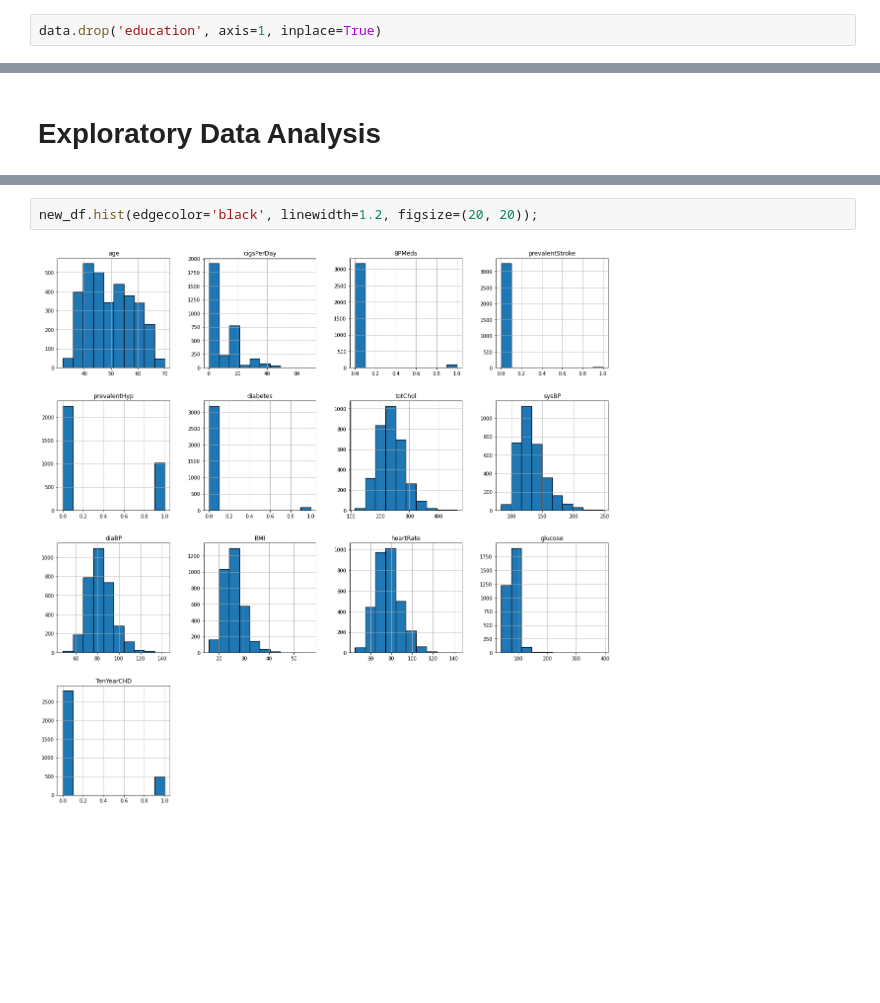
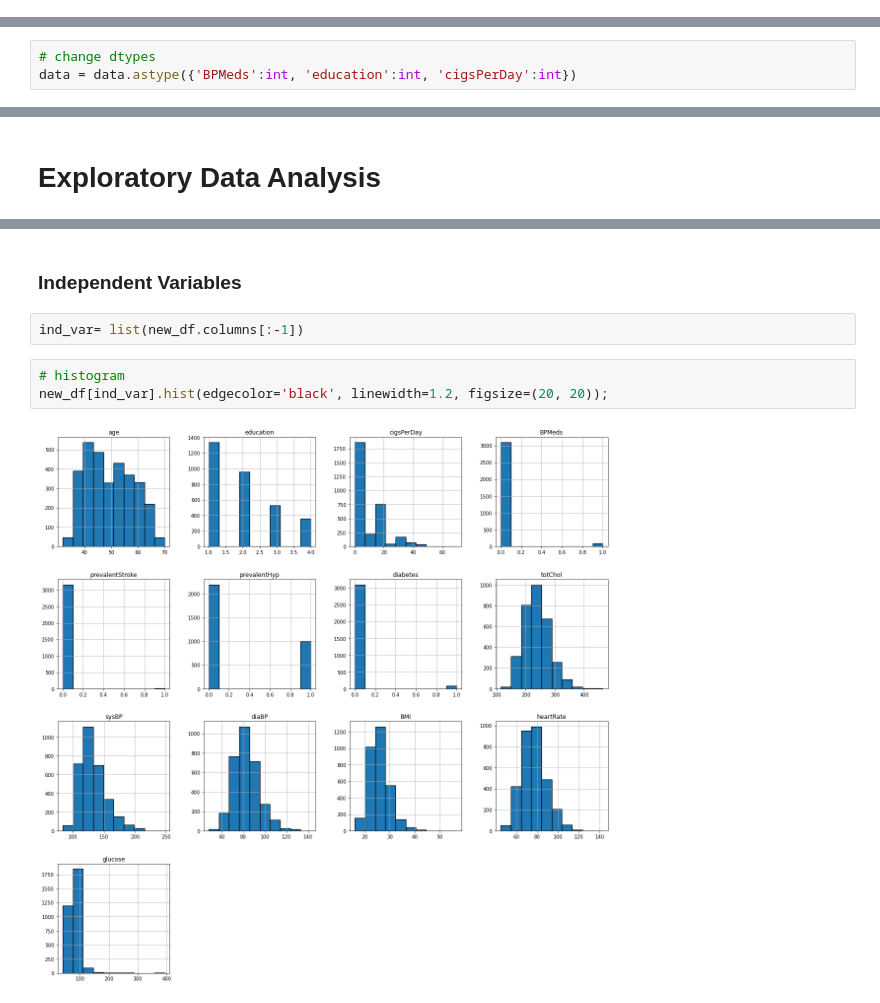
Before and after one commit to Swapnil-417/Cardiovascular-Risk-Prediction, a Jupyter notebook: Cardiovascular_Risk_Prediction_Capstone_Project.ipynb, the cells around one changed output, grey strips where cells are left out. Cells and saved outputs as stored; diff of their text form; blank space fills up the shorter version.

```diff
--- a/Cardiovascular_Risk_Prediction_Capstone_Project.ipynb
+++ b/Cardiovascular_Risk_Prediction_Capstone_Project.ipynb
@@ -172,5 +170,3 @@ Education column do not have any description and it seems not important for our
-# %%
-data.drop('education', axis=1, inplace=True)
 # %% [markdown]
 The other features have very few missing entries and could be dropped without losing a lot of data.
 # %%
@@ -201,3 +219,6 @@ There are no any missing values present in the dataset. Also, id column is not s
+# %%
+# change dtypes
+data = data.astype({'BPMeds':int, 'education':int, 'cigsPerDay':int})
 # %%
 new_df = data.drop('id', axis=1)
 # %%
@@ -249,7 +289,12 @@ new_df.describe().T
+# %% [markdown]
+### **Independent Variables**
+# %%
+ind_var= list(new_df.columns[:-1])
 # %%
-new_df.hist(edgecolor='black', linewidth=1.2, figsize=(20, 20));
+# histogram
+new_df[ind_var].hist(edgecolor='black', linewidth=1.2, figsize=(20, 20));
 # %% [output]
-[figure, old version]
+[figure, new version]
 # %%
 # which gender has most risk of CHD
 temp_df= new_df[new_df['TenYearCHD']==1]
```
Also changed, not shown: parts of 20 cells of this notebook.
